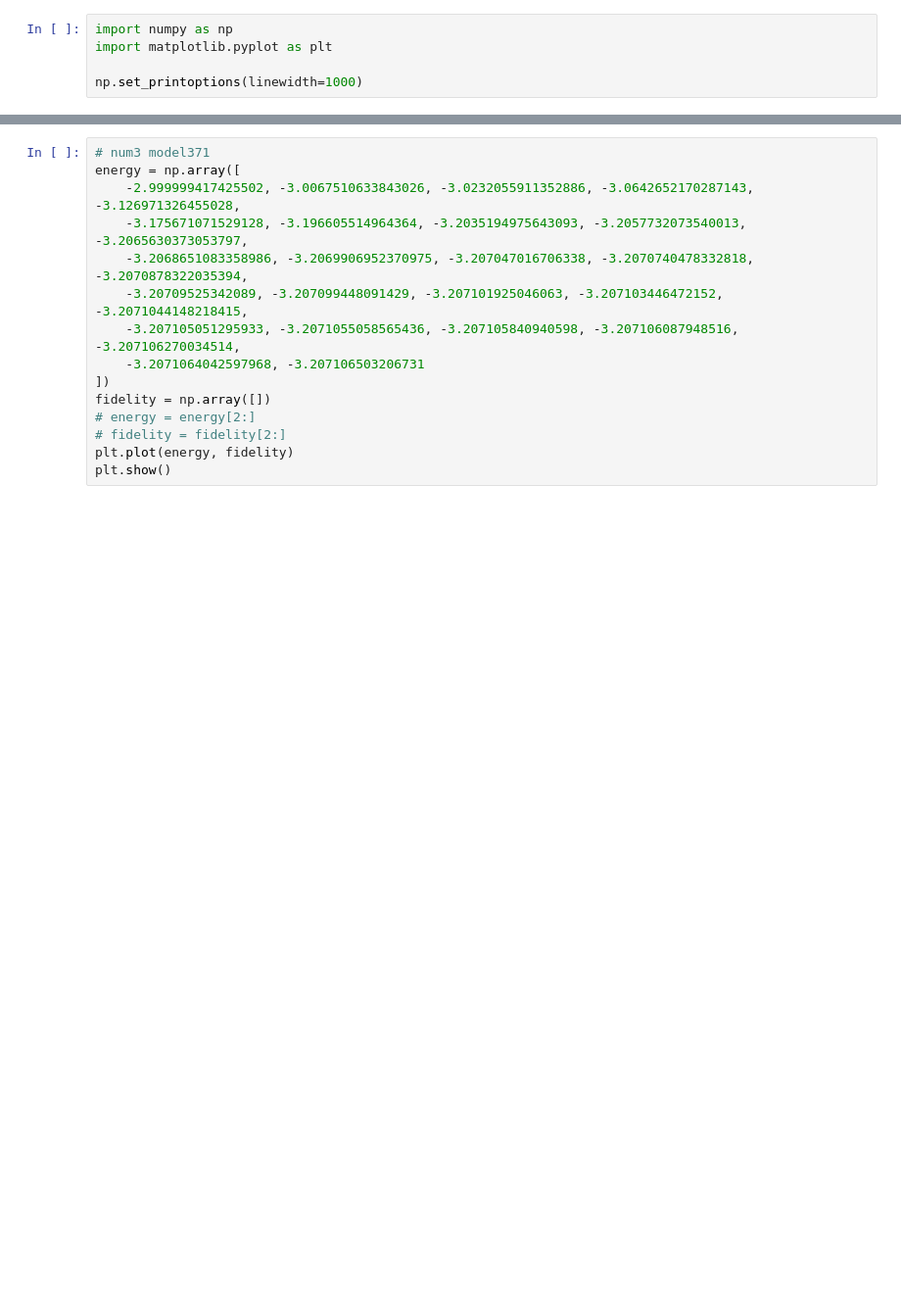
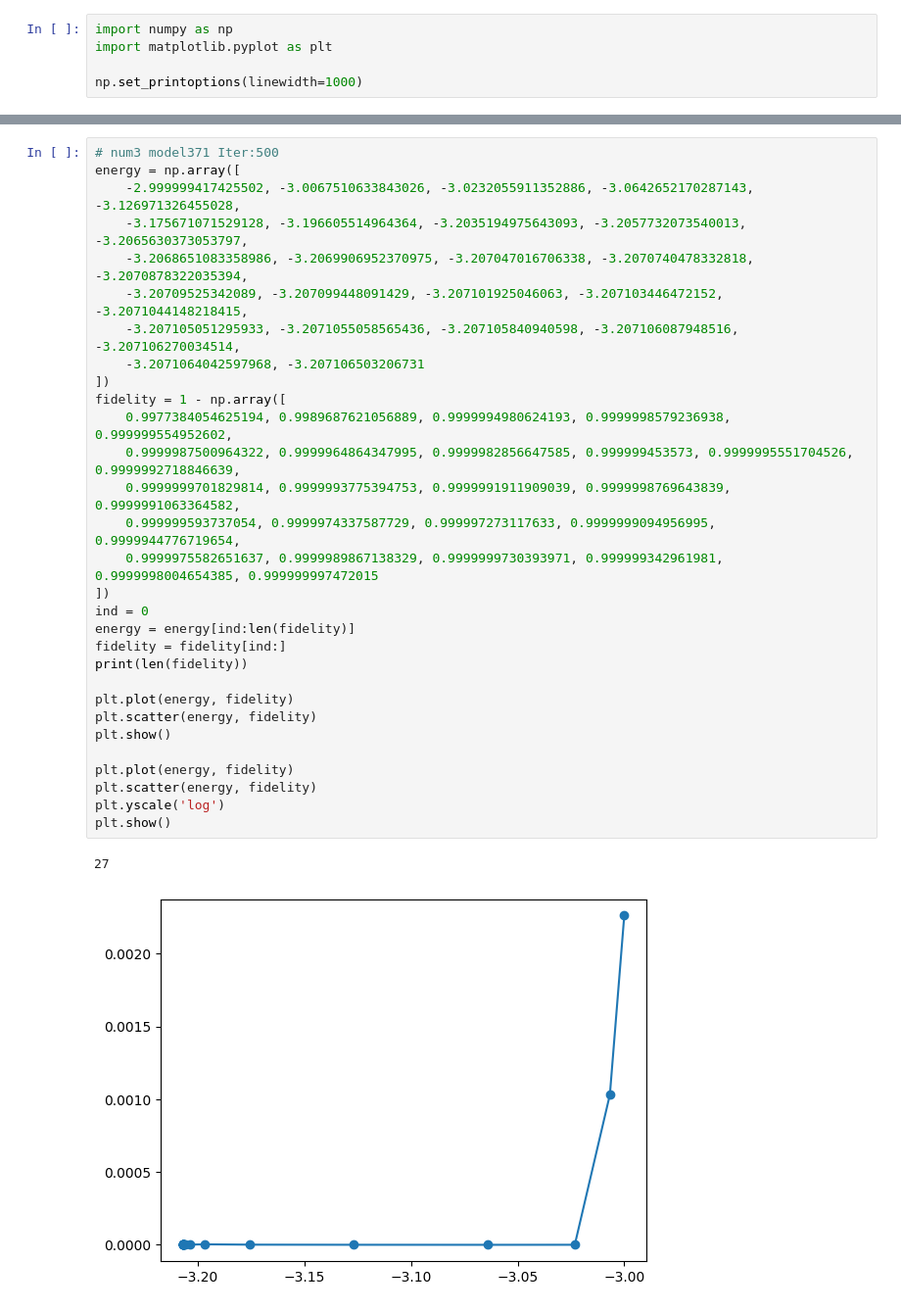
Before and after one commit to GhostArtyom/QuditVQE, a Jupyter notebook: PlotFidelity.ipynb, the cells around one changed output, grey strips where cells are left out. Shown at 98% size. Saved outputs shown, nothing was run; the diff lists cells and outputs as text; blank space fills up the shorter version.

```diff
--- a/PlotFidelity.ipynb
+++ b/PlotFidelity.ipynb
@@ -38,15 +66,33 @@ plt.show()
 # %%
-# num3 model371
+# num3 model371 Iter:500
 energy = np.array([
     -2.999999417425502, -3.0067510633843026, -3.0232055911352886, -3.0642652170287143, -3.126971326455028,
     -3.175671071529128, -3.196605514964364, -3.2035194975643093, -3.2057732073540013, -3.2065630373053797,
     -3.2068651083358986, -3.2069906952370975, -3.207047016706338, -3.2070740478332818, -3.2070878322035394,
     -3.20709525342089, -3.207099448091429, -3.207101925046063, -3.207103446472152, -3.2071044148218415,
     -3.207105051295933, -3.2071055058565436, -3.207105840940598, -3.207106087948516, -3.207106270034514,
     -3.2071064042597968, -3.207106503206731
 ])
-fidelity = np.array([])
-# energy = energy[2:]
-# fidelity = fidelity[2:]
+fidelity = 1 - np.array([
+    0.9977384054625194, 0.9989687621056889, 0.9999994980624193, 0.9999998579236938, 0.999999554952602,
+    0.9999987500964322, 0.9999964864347995, 0.9999982856647585, 0.999999453573, 0.9999995551704526, 0.9999992718846639,
+    0.9999999701829814, 0.9999993775394753, 0.9999991911909039, 0.9999998769643839, 0.9999991063364582,
+    0.999999593737054, 0.9999974337587729, 0.999997273117633, 0.9999999094956995, 0.9999944776719654,
+    0.9999975582651637, 0.9999989867138329, 0.9999999730393971, 0.999999342961981, 0.9999998004654385, 0.999999997472015
+])
+ind = 0
+energy = energy[ind:len(fidelity)]
+fidelity = fidelity[ind:]
+print(len(fidelity))
+
 plt.plot(energy, fidelity)
+plt.scatter(energy, fidelity)
 plt.show()
+
+plt.plot(energy, fidelity)
+plt.scatter(energy, fidelity)
+plt.yscale('log')
+plt.show()
+# %% [output]
+27
+[figure, added]
```
Also changed, not shown: parts of 6 cells of this notebook, 1 other file.
